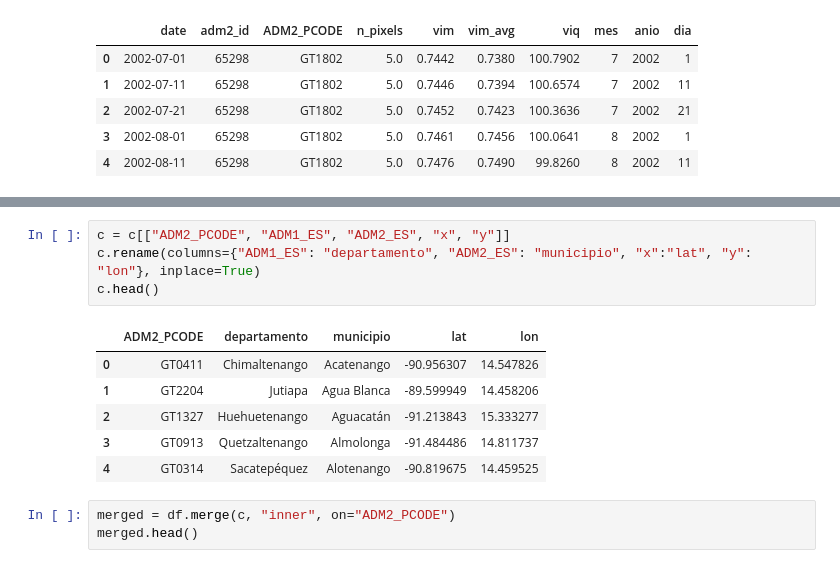
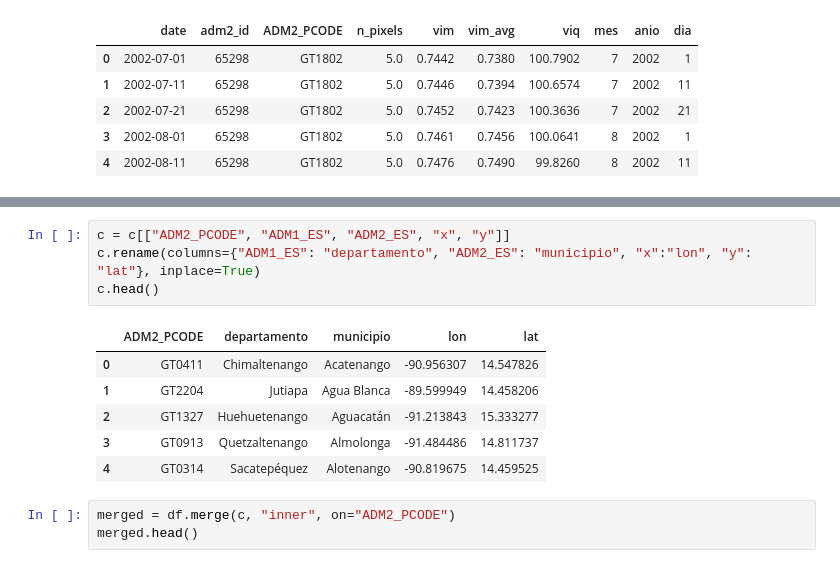
Before and after one commit to ManuelAlejandroMartinezFlores/ProyectoMineria, a Jupyter notebook: construir_dataset.ipynb, the cells around one changed output, grey strips where cells are left out. Saved outputs shown, nothing was run; the diff lists cells and outputs as text.

```diff
--- a/construir_dataset.ipynb
+++ b/construir_dataset.ipynb
@@ -46,10 +46,10 @@ c.head()
 | 4 | Guatemala | GT | Sacatepéquez | GT03 | Alotenango | GT0314 | Alotenango | NaN | NaN | ... |
 # %%
 c = c[["ADM2_PCODE", "ADM1_ES", "ADM2_ES", "x", "y"]]
-c.rename(columns={"ADM1_ES": "departamento", "ADM2_ES": "municipio", "x":"lat", "y": "lon"}, inplace=True)
+c.rename(columns={"ADM1_ES": "departamento", "ADM2_ES": "municipio", "x":"lon", "y": "lat"}, inplace=True)
 c.head()
 # %% [output]
-|  | ADM2_PCODE | departamento | municipio | lat | lon |
+|  | ADM2_PCODE | departamento | municipio | lon | lat |
 | 0 | GT0411 | Chimaltenango | Acatenango | -90.956307 | 14.547826 |
 | 1 | GT2204 | Jutiapa | Agua Blanca | -89.599949 | 14.458206 |
 | 2 | GT1327 | Huehuetenango | Aguacatán | -91.213843 | 15.333277 |
```
Also changed, not shown: parts of 7 cells of this notebook, 11 other files.
